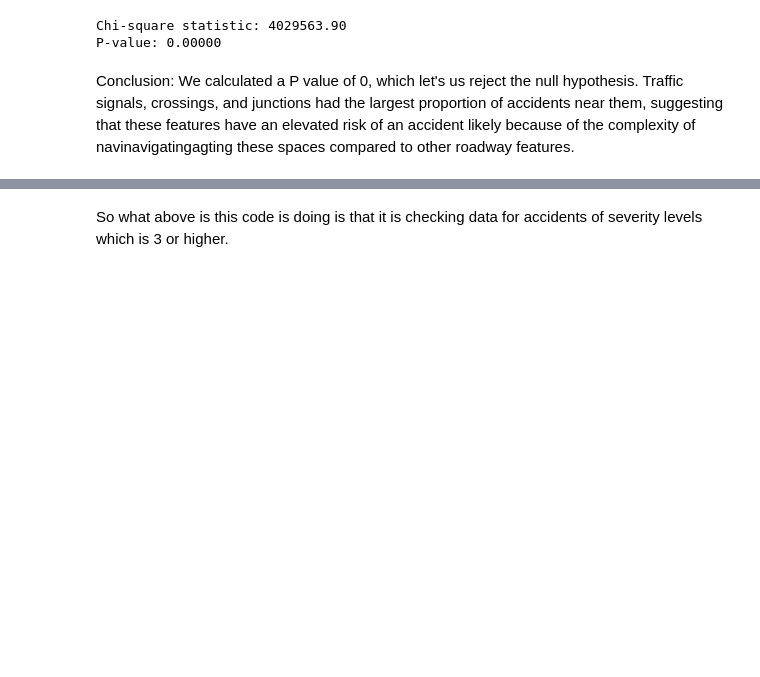
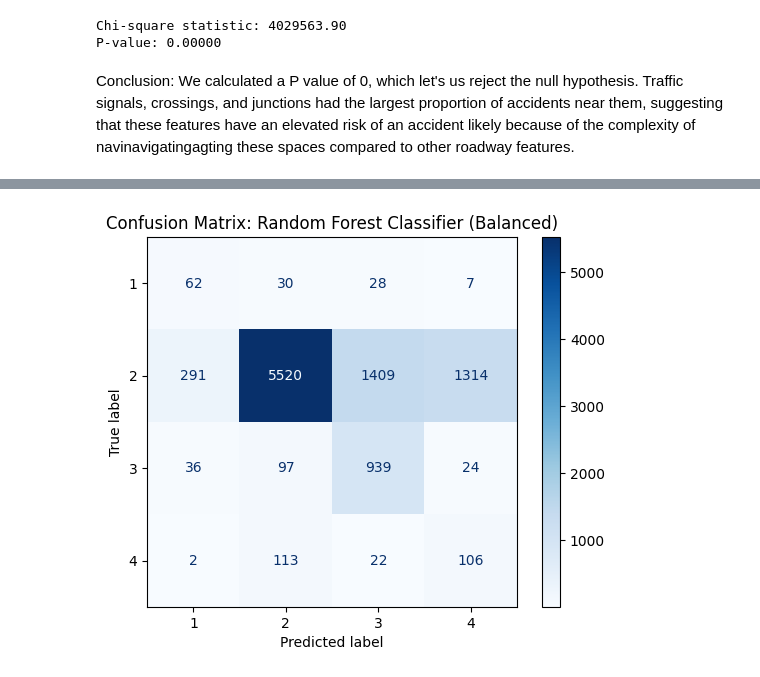
Before and after one commit to tkomm4/tkomm4.github.io, a Jupyter notebook: DataProcessing.ipynb, the cells around one changed output, grey strips where cells are left out. Drawn from its saved outputs; the diff is of its cells as text; code cells hidden in the pictures; blank space fills up the shorter version.

```diff
--- a/DataProcessing.ipynb
+++ b/DataProcessing.ipynb
@@ -190,38 +195,58 @@ Conclusion: We calculated a P value of 0, which let's us reject the null hypothe
 # %%
+import pandas as pd
+import matplotlib.pyplot as plt
 from sklearn.model_selection import train_test_split
 from sklearn.ensemble import RandomForestClassifier
-from sklearn.preprocessing import StandardScaler
+from sklearn.metrics import classification_report, confusion_matrix, ConfusionMatrixDisplay
 
-df_model = df.dropna(subset=["Severity"])
-df_model = df_model[df_model["Severity"].isin([1, 2, 3, 4])]
 
-feature_cols = numeric_cols + binary_cols
-X = df_model[feature_cols]
-y = (df_model["Severity"] >= 3).astype(int)
+df = df.sample(n=50000, random_state=42)
 
-X_train, X_test, y_train, y_test = train_test_split(X, y, test_size=0.2, random_state=42)
 
-scaler = StandardScaler()
-X_train_trans = scaler.fit_transform(X_train)
-X_test_trans = scaler.transform(X_test)
+columns_to_drop = [
+    'ID', 'Source', 'Number', 'Street', 'Description', 'City', 'County',
+    'Zipcode', 'Airport_Code', 'Start_Time', 'End_Time', 'Weather_Timestamp'
+]
+df = df.drop(columns=[col for col in columns_to_drop if col in df.columns], errors='ignore')
 
-model = RandomForestClassifier(n_estimators=100, random_state=42)
-model.fit(X_train_trans, y_train)
+object_cols = df.select_dtypes(include='object').columns
+high_card_obj_cols = [col for col in object_cols if df[col].nunique() > 100]
+df = df.drop(columns=high_card_obj_cols, errors='ignore')
 
-y_pred = model.predict(X_test_trans)
 
-from sklearn.metrics import confusion_matrix
-import seaborn as sns
-import matplotlib.pyplot as plt
+object_cols = df.select_dtypes(include='object').columns
 
-cm = confusion_matrix(y_test, y_pred)
+df = pd.get_dummies(df, columns=object_cols, drop_first=True)
 
-plt.figure(figsize=(5, 4))
-sns.heatmap(cm, annot=True, fmt='d', cmap='Blues',
-            xticklabels=["Not Severe", "Severe"],
-            yticklabels=["Not Severe", "Severe"])
-plt.xlabel("Predicted")
-plt.ylabel("Actual")
-plt.title("Confusion Matrix (Used Seaborn)")
-plt.tight_layout()
+
+target = 'Severity'
+X = df.drop(columns=[target])
+y = df[target]
+
+
+X_train, X_test, y_train, y_test = train_test_split(
+    X, y, test_size=0.2, random_state=42
+)
+
+
+model = RandomForestClassifier(
+    n_estimators=50,           # More trees for better performance
+    max_depth=12,              # Slightly deeper
+    class_weight='balanced',   # Handles imbalance
+    random_state=42
+)
+model.fit(X_train, y_train)
+
+
+y_pred = model.predict(X_test)
+
+print("Classification Report:")
+print(classification_report(y_test, y_pred, zero_division=0))  # avoid warnings
+
+
+cm = confusion_matrix(y_test, y_pred, labels=model.classes_)
+disp = ConfusionMatrixDisplay(confusion_matrix=cm, display_labels=model.classes_)
+disp.plot(cmap="Blues")
+plt.title("Confusion Matrix: Random Forest Classifier (Balanced)")
 plt.show()
+# %% [output]
@@ -228,2 +264 @@ plt.show()
+[figure, added]
-# %% [markdown]
-So what above is this code is doing is that it is checking data for accidents of severity levels which is 3 or higher.
```
Also changed, not shown: parts of 7 cells of this notebook.
